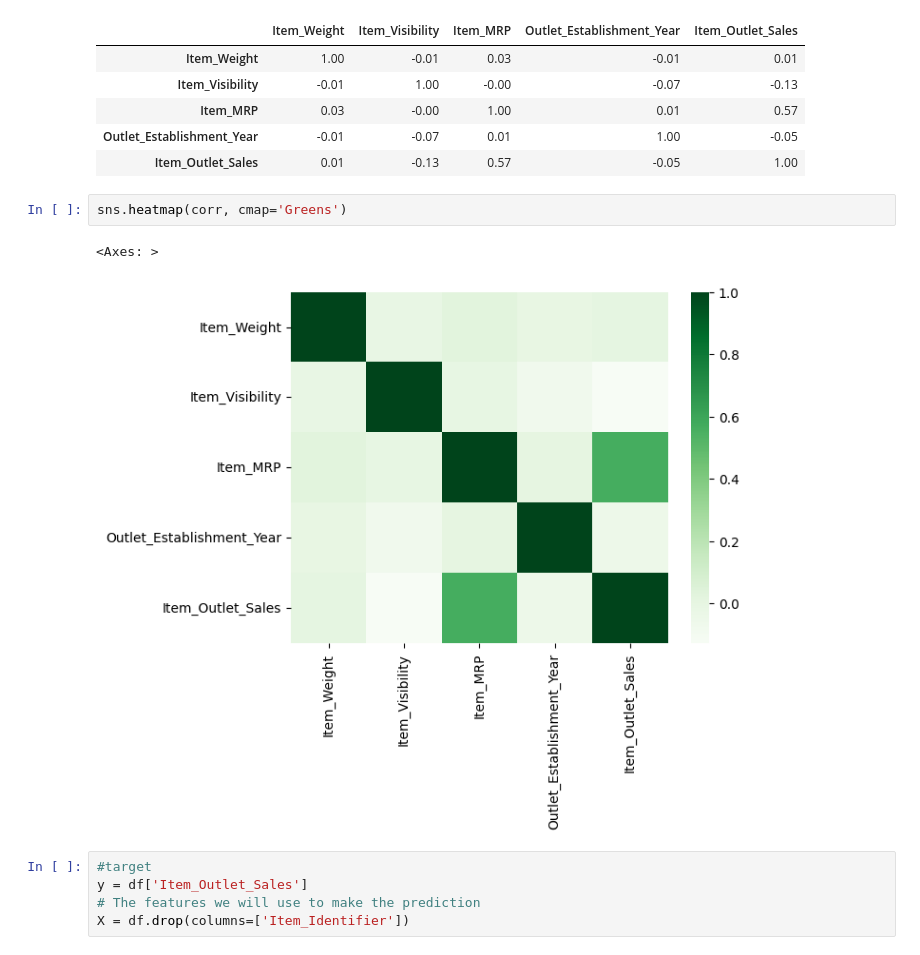
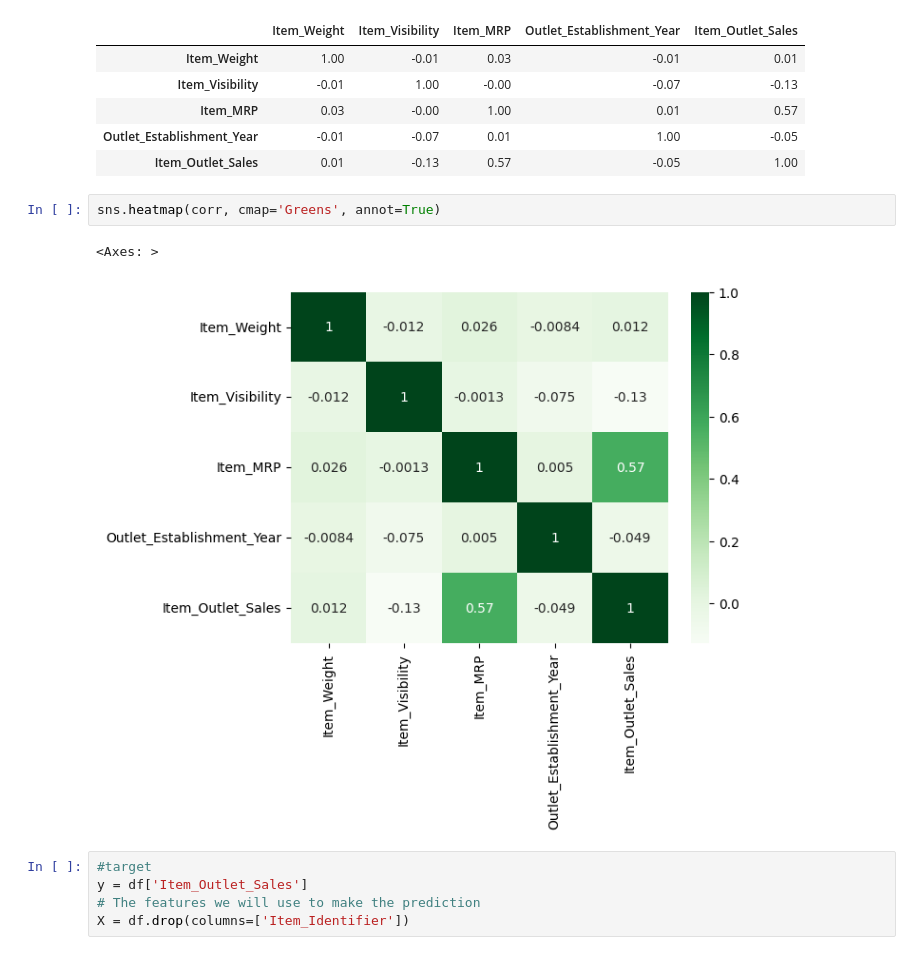
Before and after one commit to dalalyassin/Prediction-of-Product-Sales, a Jupyter notebook: Data_Cleaning.ipynb, the cells around one changed output. Saved outputs shown, nothing was run; the diff lists cells and outputs as text.

```diff
--- a/Data_Cleaning.ipynb
+++ b/Data_Cleaning.ipynb
@@ -262,10 +262,10 @@ corr.round(2)
 | Outlet_Establishment_Year | -0.01 | -0.07 | 0.01 | 1.00 | -0.05 |
 | Item_Outlet_Sales | 0.01 | -0.13 | 0.57 | -0.05 | 1.00 |
 # %%
-sns.heatmap(corr, cmap='Greens')
+sns.heatmap(corr, cmap='Greens', annot=True)
 # %% [output]
 <Axes: >
-[figure, old version]
+[figure, new version]
 # %%
 #target
 y = df['Item_Outlet_Sales']
```
